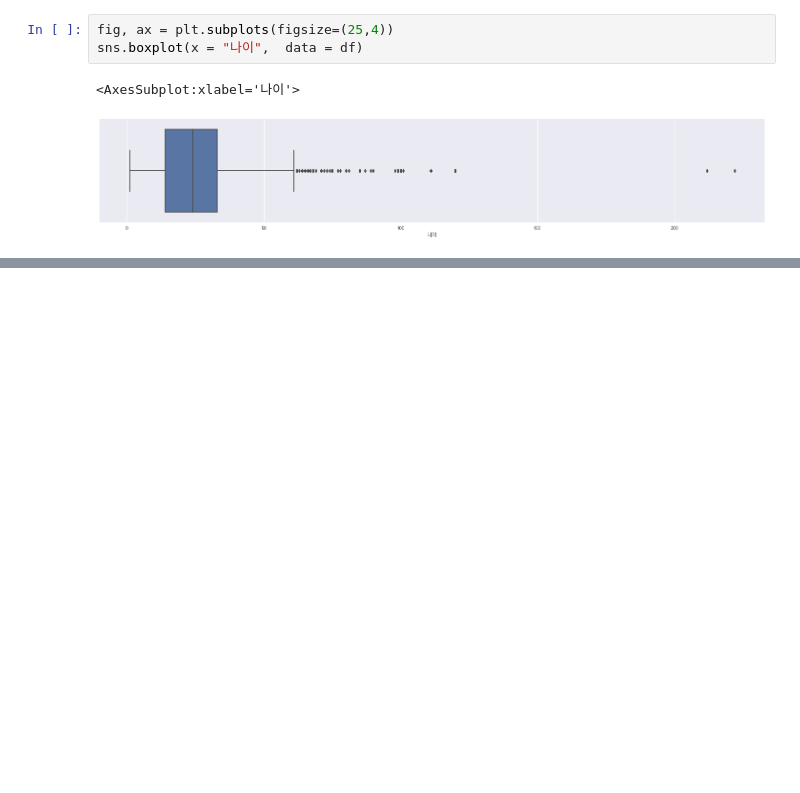
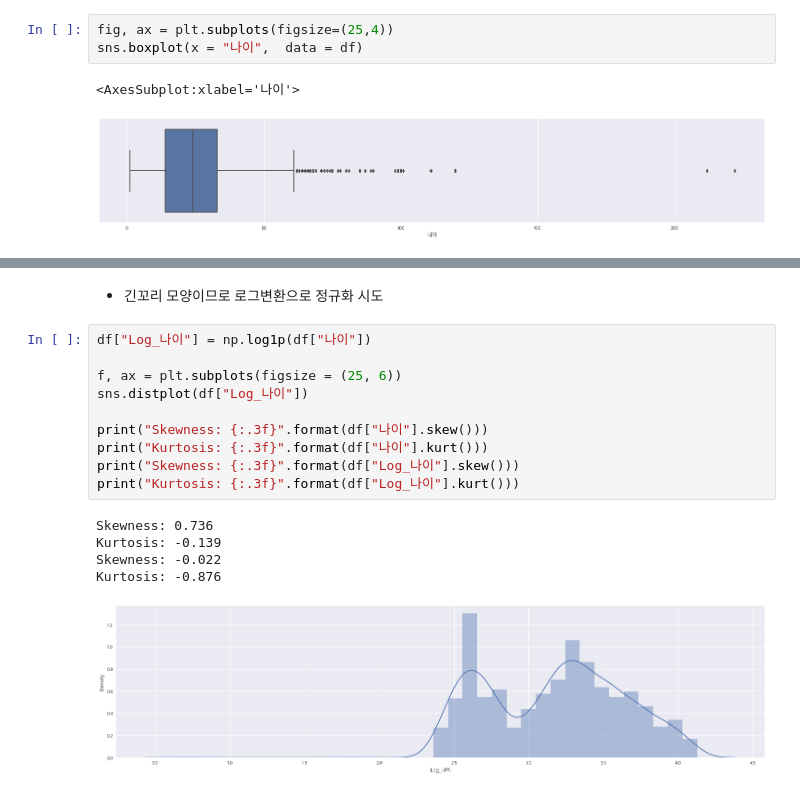
Before and after one commit to K-Final-Project/MZ-trend, a Jupyter notebook: EDA.ipynb, the cells around one changed output, grey strips where cells are left out. Drawn from its saved outputs; the diff is of its cells as text; blank space fills up the shorter version.

```diff
--- a/EDA.ipynb
+++ b/EDA.ipynb
@@ -275,0 +298,18 @@ df
+# %% [markdown]
+* 긴꼬리 모양이므로 로그변환으로 정규화 시도
+# %%
+df["Log_나이"] = np.log1p(df["나이"])
+
+f, ax = plt.subplots(figsize = (25, 6))
+sns.distplot(df["Log_나이"])
+
+print("Skewness: {:.3f}".format(df["나이"].skew()))
+print("Kurtosis: {:.3f}".format(df["나이"].kurt()))
+print("Skewness: {:.3f}".format(df["Log_나이"].skew()))
+print("Kurtosis: {:.3f}".format(df["Log_나이"].kurt()))
+# %% [output]
+Skewness: 0.736
+Kurtosis: -0.139
+Skewness: -0.022
+Kurtosis: -0.876
+[figure, added]
```
Also changed, not shown: parts of 10 cells of this notebook.
